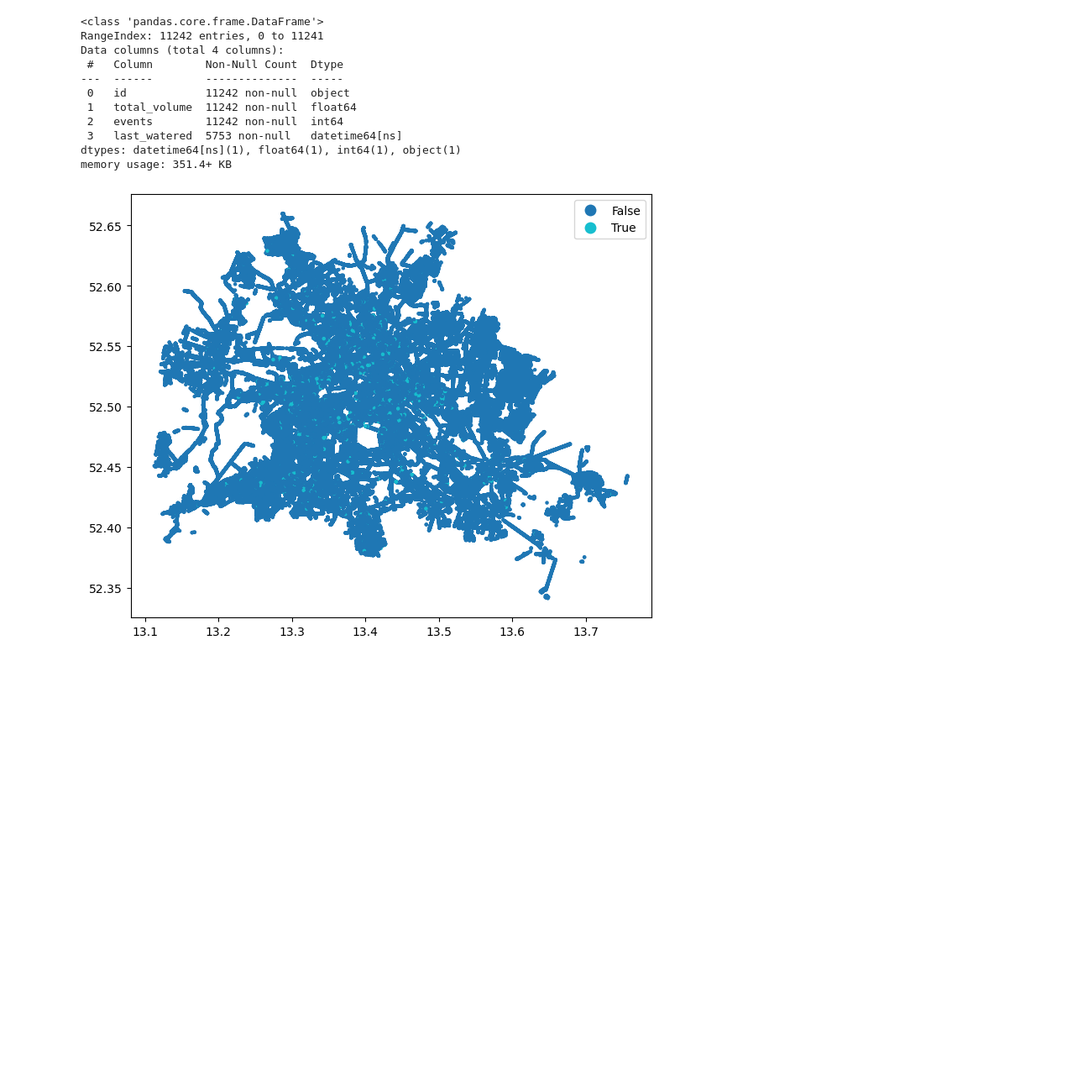
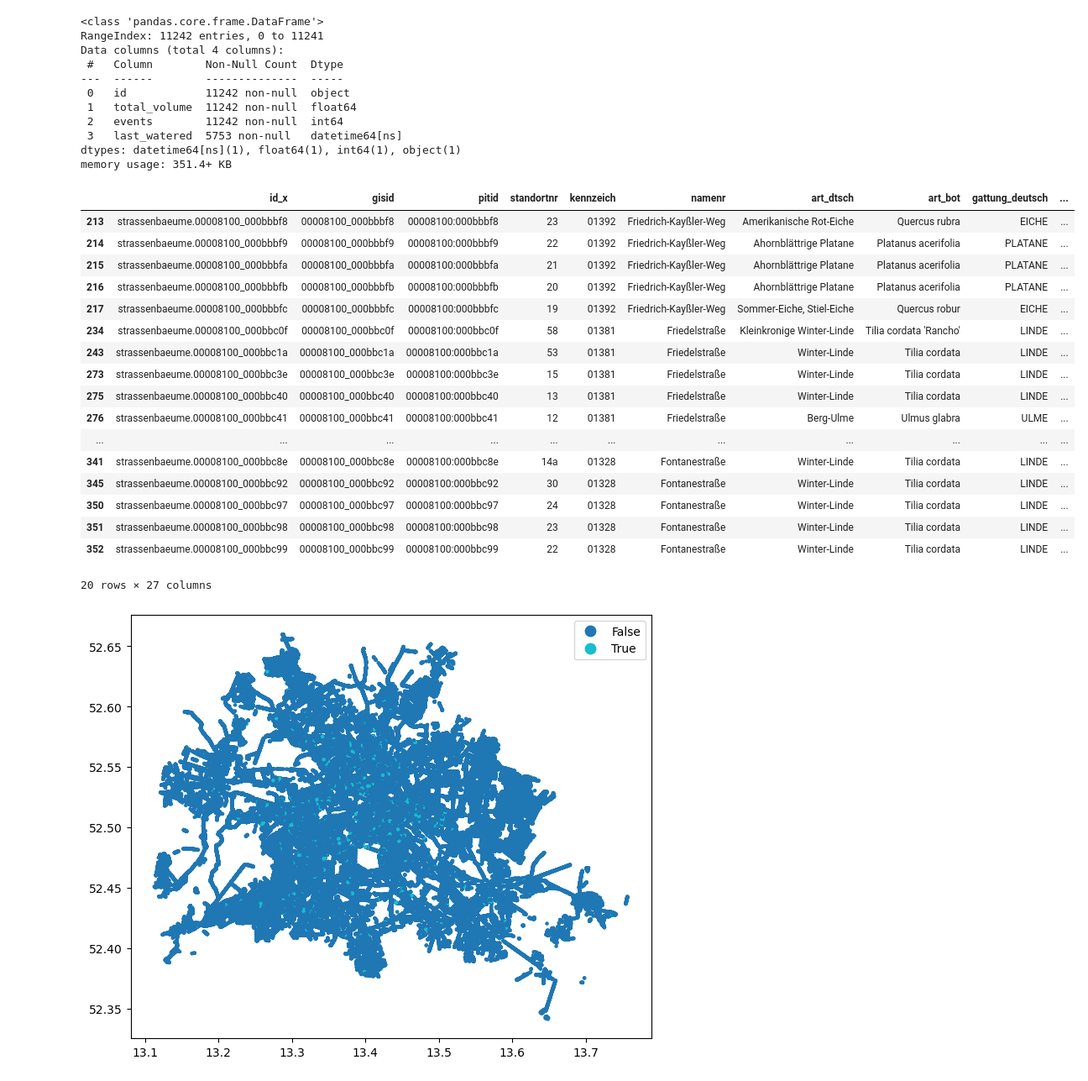
Before and after one commit to ninaimmenroth/urban-tech-berlin-trees, a Jupyter notebook: merge_datasets.ipynb, the cells around one changed output. Shown at 84% size. Saved outputs shown, nothing was run; the diff lists cells and outputs as text; code cells hidden in the pictures; blank space fills up the shorter version.

Commit message:
save merged data set, fix load ndvi per tree (tiny sample)

```diff
--- a/merge_datasets.ipynb
+++ b/merge_datasets.ipynb
@@ -84,3 +90,24 @@ gdf_merged['has_watering'] = gdf_merged['events'].fillna(0) > 0
+# %%
+gdf_merged[gdf_merged['has_watering']==True].head(20)
+# %% [output]
+|  | id_x | gisid | pitid | standortnr | kennzeich | namenr | art_dtsch | art_bot | gattung_deutsch | ... |
+| 213 | strassenbaeume.00008100_000bbbf8 | 00008100_000bbbf8 | 00008100:000bbbf8 | 23 | 01392 | Friedrich-Kayßler-Weg | Amerikanische Rot-Eiche | Quercus rubra | EICHE | ... |
+| 214 | strassenbaeume.00008100_000bbbf9 | 00008100_000bbbf9 | 00008100:000bbbf9 | 22 | 01392 | Friedrich-Kayßler-Weg | Ahornblättrige Platane | Platanus acerifolia | PLATANE | ... |
+| 215 | strassenbaeume.00008100_000bbbfa | 00008100_000bbbfa | 00008100:000bbbfa | 21 | 01392 | Friedrich-Kayßler-Weg | Ahornblättrige Platane | Platanus acerifolia | PLATANE | ... |
+| 216 | strassenbaeume.00008100_000bbbfb | 00008100_000bbbfb | 00008100:000bbbfb | 20 | 01392 | Friedrich-Kayßler-Weg | Ahornblättrige Platane | Platanus acerifolia | PLATANE | ... |
+| 217 | strassenbaeume.00008100_000bbbfc | 00008100_000bbbfc | 00008100:000bbbfc | 19 | 01392 | Friedrich-Kayßler-Weg | Sommer-Eiche, Stiel-Eiche | Quercus robur | EICHE | ... |
+| 234 | strassenbaeume.00008100_000bbc0f | 00008100_000bbc0f | 00008100:000bbc0f | 58 | 01381 | Friedelstraße | Kleinkronige Winter-Linde | Tilia cordata 'Rancho' | LINDE | ... |
+| 243 | strassenbaeume.00008100_000bbc1a | 00008100_000bbc1a | 00008100:000bbc1a | 53 | 01381 | Friedelstraße | Winter-Linde | Tilia cordata | LINDE | ... |
+| 273 | strassenbaeume.00008100_000bbc3e | 00008100_000bbc3e | 00008100:000bbc3e | 15 | 01381 | Friedelstraße | Winter-Linde | Tilia cordata | LINDE | ... |
+| 275 | strassenbaeume.00008100_000bbc40 | 00008100_000bbc40 | 00008100:000bbc40 | 13 | 01381 | Friedelstraße | Winter-Linde | Tilia cordata | LINDE | ... |
+| 276 | strassenbaeume.00008100_000bbc41 | 00008100_000bbc41 | 00008100:000bbc41 | 12 | 01381 | Friedelstraße | Berg-Ulme | Ulmus glabra | ULME | ... |
+| ... | ... | ... | ... | ... | ... | ... | ... | ... | ... | ... |
+| 341 | strassenbaeume.00008100_000bbc8e | 00008100_000bbc8e | 00008100:000bbc8e | 14a | 01328 | Fontanestraße | Winter-Linde | Tilia cordata | LINDE | ... |
+| 345 | strassenbaeume.00008100_000bbc92 | 00008100_000bbc92 | 00008100:000bbc92 | 30 | 01328 | Fontanestraße | Winter-Linde | Tilia cordata | LINDE | ... |
+| 350 | strassenbaeume.00008100_000bbc97 | 00008100_000bbc97 | 00008100:000bbc97 | 24 | 01328 | Fontanestraße | Winter-Linde | Tilia cordata | LINDE | ... |
+| 351 | strassenbaeume.00008100_000bbc98 | 00008100_000bbc98 | 00008100:000bbc98 | 23 | 01328 | Fontanestraße | Winter-Linde | Tilia cordata | LINDE | ... |
+| 352 | strassenbaeume.00008100_000bbc99 | 00008100_000bbc99 | 00008100:000bbc99 | 22 | 01328 | Fontanestraße | Winter-Linde | Tilia cordata | LINDE | ... |
+20 rows × 27 columns
 # %%
 ax = gdf_merged.plot(
     column='has_watering',
```
Also changed, not shown: parts of 2 cells of this notebook, 2 other files.
